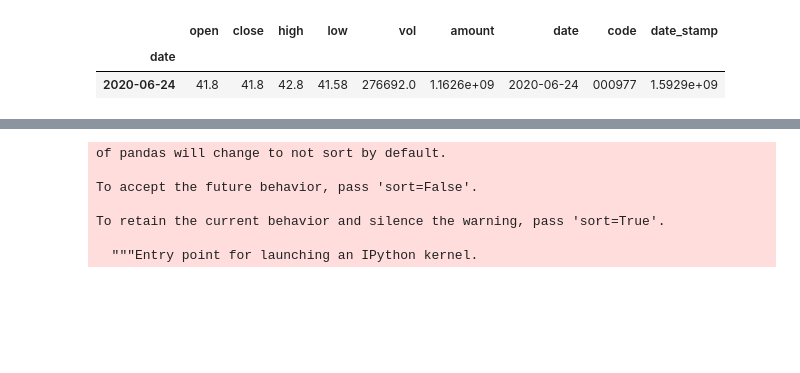
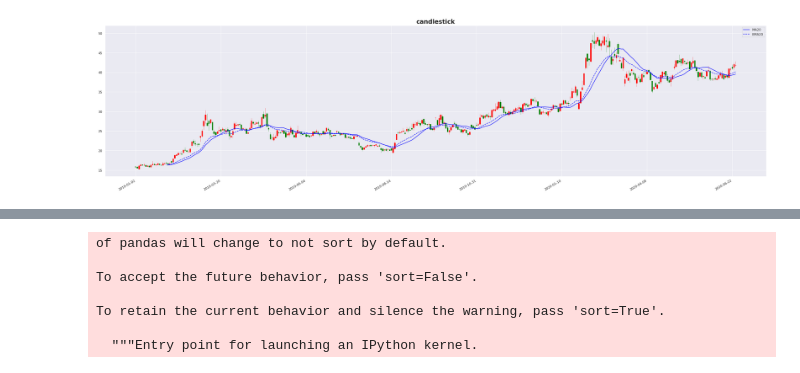
Before and after one commit to mildone/strategy, a Jupyter notebook: bt.ipynb, the cells around one changed output, grey strips where cells are left out. Saved outputs shown, nothing was run; the diff lists cells and outputs as text; code cells hidden in the pictures; blank space fills up the shorter version.

```diff
--- a/bt.ipynb
+++ b/bt.ipynb
@@ -1982,9 +2029,44 @@ date       code
+# %%
+m = QA.QA_fetch_stock_day_adv('000977','2019-01-01','2020-06-25').data
+m['MA5'] = QA.MA(m.close,10)
+m['EMA5'] = QA.EMA(m.close,10)
+m['MA20'] = QA.MA(m.close,20)
+m['EMA20'] = QA.EMA(m.close,20)
+m['MA60'] = QA.MA(m.close,60)
+m['EMA60'] = QA.EMA(m.close,60)
+
+day = m
+# %%
+    import quant.MACD as macd
+    quotes = macd.MINcandlestruct(day, dayindex, dayformate)
+    # N = sample.index.get_level_values(index).shape[0]
+    N = day.shape[0]
+    ind = np.arange(N)
+    def format_date(x, pos=None):
+        thisind = np.clip(int(x + 0.5), 0, N - 1)
+        return day.index.get_level_values(dayindex)[thisind].strftime(dayformate)
+
+    fig = plt.figure()
+    fig.set_size_inches(40.5, 10.5)
+    ax2 = fig.add_subplot(1, 1, 1)
+    ax2.set_title("candlestick", fontsize='xx-large', fontweight='bold')
+
+
+    mpf.candlestick_ochl(ax2, quotes, width=0.6, colorup='r', colordown='g', alpha=1.0)
+    #ax2.plot(ind,day.MA5,'r-',label='MA10')
+    #ax2.plot(ind,day.EMA5,'r-',ls='--',label='EMA10')
+    ax2.plot(ind,day.MA20,'blue',label='MA20')
+    ax2.plot(ind,day.EMA20,'blue',label='EMA20',ls='--')
+    #ax2.plot(ind,day.MA60,'purple',label='MA60')
+    #ax2.plot(ind,day.EMA60,'purple',label='EMA60',ls='--')
+
+
+    ax2.xaxis.set_major_formatter(mtk.FuncFormatter(format_date))
+    ax2.grid(True)
+    ax2.legend(loc='best')
+    fig.autofmt_xdate()
+    plt.show()
+# %% [output]
+[figure, added]
 # %%
 td=QA.QAFetch.QATdx.QA_fetch_get_stock_day('00001','2020-06-24','2020-06-24')
-# %%
-td=QA.QAFetch.QATdx.QA_fetch_get_stock_day('000977','2020-06-24','2020-06-24')
-td
-# %% [output]
-|  | open | close | high | low | vol | amount | date | code | date_stamp |
-| date |  |  |  |  |  |  |  |  |  |
-| 2020-06-24 | 41.8 | 41.8 | 42.8 | 41.58 | 276692.0 | 1.1626e+09 | 2020-06-24 | 000977 | 1.5929e+09 |
```
Also changed, not shown: parts of 6 cells of this notebook, 2 other files.
